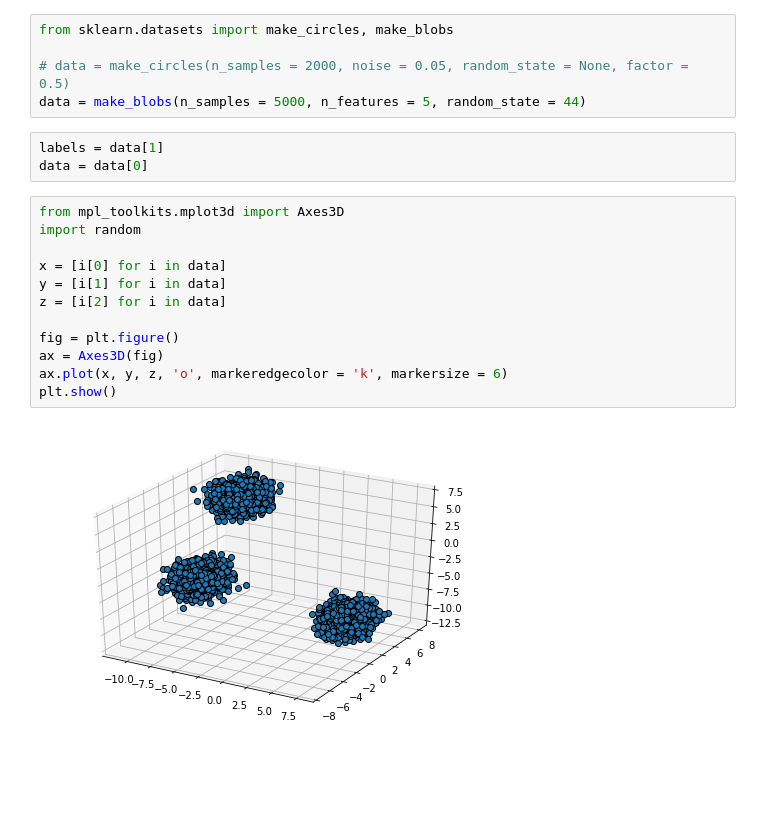
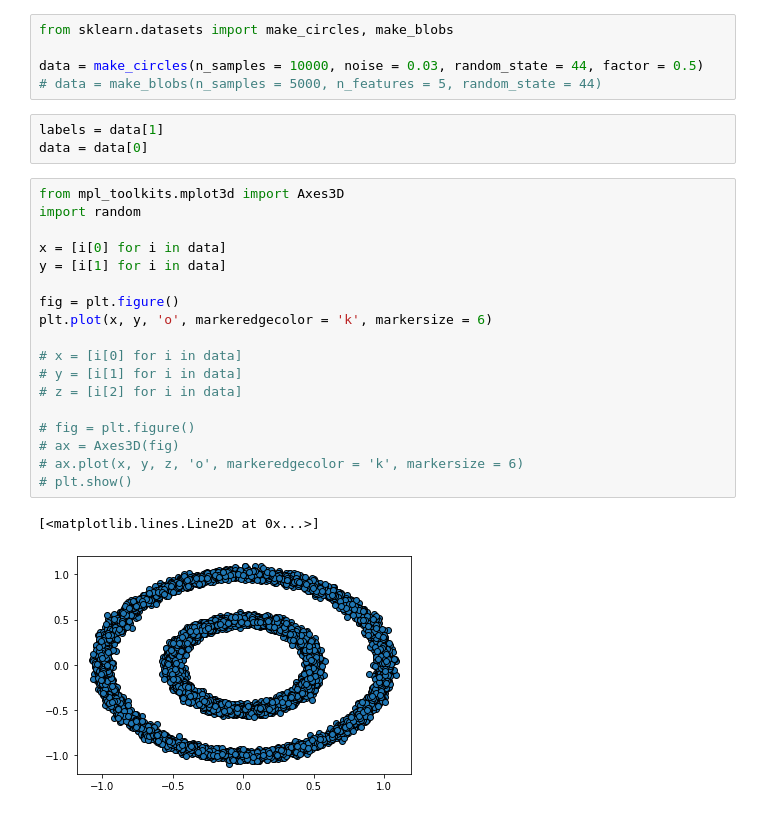
Before and after one commit to ThisWasntTaken/Topology-Mapper, a Jupyter notebook: notebook.ipynb, the cells around one changed output. Saved outputs shown, nothing was run; the diff lists cells and outputs as text; blank space fills up the shorter version.

```diff
--- a/notebook.ipynb
+++ b/notebook.ipynb
@@ -8,23 +8,30 @@ from math import floor, ceil
 # %%
 from sklearn.datasets import make_circles, make_blobs
 
-# data = make_circles(n_samples = 2000, noise = 0.05, random_state = None, factor = 0.5)
-data = make_blobs(n_samples = 5000, n_features = 5, random_state = 44)
+data = make_circles(n_samples = 10000, noise = 0.03, random_state = 44, factor = 0.5)
+# data = make_blobs(n_samples = 5000, n_features = 5, random_state = 44)
 # %%
 labels = data[1]
 data = data[0]
 # %%
 from mpl_toolkits.mplot3d import Axes3D
 import random
 
 x = [i[0] for i in data]
 y = [i[1] for i in data]
-z = [i[2] for i in data]
 
 fig = plt.figure()
-ax = Axes3D(fig)
-ax.plot(x, y, z, 'o', markeredgecolor = 'k', markersize = 6)
-plt.show()
+plt.plot(x, y, 'o', markeredgecolor = 'k', markersize = 6)
+
+# x = [i[0] for i in data]
+# y = [i[1] for i in data]
+# z = [i[2] for i in data]
+
+# fig = plt.figure()
+# ax = Axes3D(fig)
+# ax.plot(x, y, z, 'o', markeredgecolor = 'k', markersize = 6)
+# plt.show()
 # %% [output]
+[<matplotlib.lines.Line2D at 0x...>]
-[figure, old version]
+[figure, new version]
 # %%
```
Also changed, not shown: parts of 8 cells of this notebook, 11 other files.
